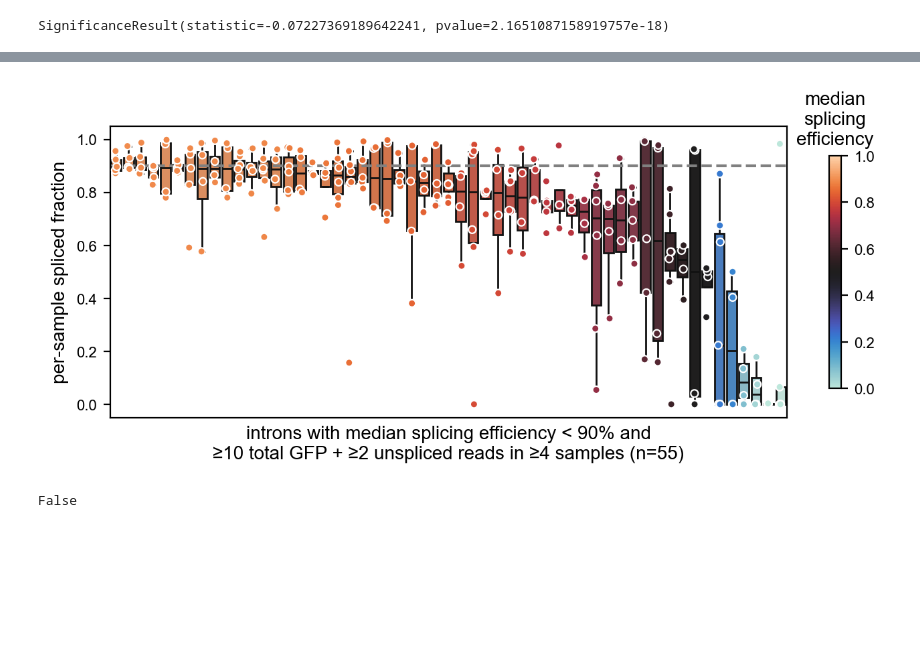
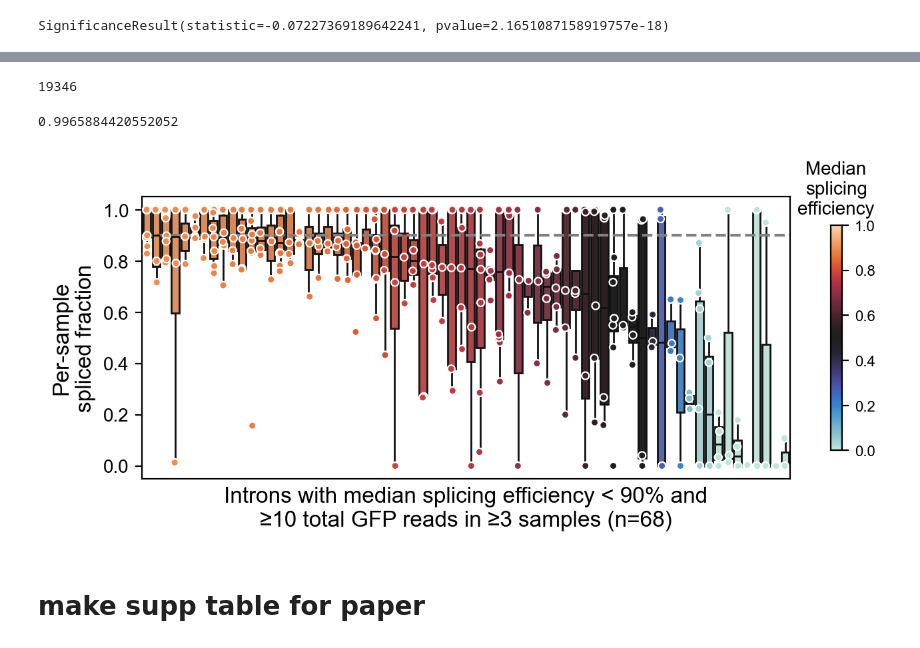
Before and after one commit to ejkk0/IME, a Jupyter notebook: Notebooks/07 Explore splicing of random introns.ipynb, the cells around one changed output, grey strips where cells are left out. Cells and saved outputs as stored; diff of their text form; code cells hidden in the pictures; blank space fills up the shorter version.

```diff
--- a/Notebooks/07 Explore splicing of random introns.ipynb
+++ b/Notebooks/07 Explore splicing of random introns.ipynb
@@ -197,8 +186,8 @@ SignificanceResult(statistic=-0.07227369189642241, pvalue=2.1651087158919757e-18
 # %%
 # CUTOFFS FOR EVERYBODY ELSE
 total_GFP_threshold = 10
-unspl_count_threshold = 2
-sample_num = 4
+unspl_count_threshold = 0
+sample_num = 3
 unspl_threshold = 0.9
 # %%
 # identify which introns in which samples have above some read count threshold for spliced AND unspliced reads
@@ -240,3 +280,11 @@ how many of those have MIN spl eff <90%? 338
+# %%
+len(logit(spl_eff_median))
+# %% [output]
+19346
+# %%
+len([x for x in spl_eff_median if x>=0.9])/19346
+# %% [output]
+0.9965884420552052
 # %%
 # sort array by median splicing efficiency
 arr = filtered_ratios[confident_mask]
@@ -257,28 +305,30 @@ unspl_cmap = sns.color_palette(SF_cmap(median_values.spl_eff[median_values.spl_e
 # %%
 # plot the worst splicers
 fig = plt.figure(figsize=(7,3))
 
 bp = sns.boxplot(data=unspliced_df, x='Intron', y='spl_eff', hue='spl_eff_median',
                  palette=unspl_cmap, showfliers=False, legend=False)
 sns.stripplot(x='Intron', y='spl_eff', data=unspliced_df, hue='spl_eff_median',
               s=4, edgecolor = 'w', linewidth = 0.8,
               palette=unspl_cmap, legend=False)
 
 plt.xticks([])
-plt.ylabel(f'per-sample spliced fraction', fontsize=10)
-plt.xlabel(f'introns with median splicing efficiency < {unspl_threshold*100:.0f}% and\n≥{total_GFP_threshold} total GFP + ≥{unspl_count_threshold} unspliced reads in ≥{sample_num} samples (n={len(vcs(unspliced_df.Intron))})', fontsize=10)
+plt.yticks(fontsize=10)
+plt.ylabel(f'Per-sample\nspliced fraction', fontsize=12)
+plt.xlabel(f'Introns with median splicing efficiency < {unspl_threshold*100:.0f}% and\n≥{total_GFP_threshold} total GFP reads in ≥{sample_num} samples (n={len(vcs(unspliced_df.Intron))})',
+           fontsize=12)
 #≥{unspl_count_threshold} unspliced GFP reads in ≥{sample_num} samples\nand
 #≥{total_GFP_threshold} spliced &
 
 plt.axhline(unspl_threshold, c='grey', linestyle='--')
 
 sm =  ScalarMappable(norm=plt.Normalize(0,1), cmap=plt.get_cmap(SF_cmap, 20))
 sm.set_array([])
 cbar = fig.colorbar(sm, ax=plt.gca(), shrink=0.8)
-cbar.ax.set_title("median\nsplicing\nefficiency", fontsize=10)
+cbar.ax.set_title("Median\nsplicing\nefficiency", fontsize=10)
 cbar.set_ticks(np.arange(0.0,1.1,0.2))
 plt.tight_layout()
-
+plt.savefig('figures/fig3D.png', dpi=900, bbox_inches='tight')
 plt.show()
 # %% [output]
-[figure, old version]
+[figure, new version]
@@ -287,5 +335,14 @@ poorly_spliced_bcs = list(np.array(bcs)[confident_mask&median_unspliced_mask])
+# %% [markdown]
+# make supp table for paper
 # %%
-'TATACCTCAACCAATATT' in poorly_spliced_bcs
+with open(outpath+"pkls/RIL2_iFACS_selected_bc_sets.pkl", 'rb') as f:
+    FACS_bc_sets = pickle.load(f)
+
+green_bcs, red_bcs = FACS_bc_sets['g'], FACS_bc_sets['r']
+
+FACS_set_membership = {b:'none' for b in bcs}
+for b in green_bcs:
+    FACS_set_membership[b] = 'green'
+for b in red_bcs:
+    FACS_set_membership[b] = 'red'
-# %% [output]
-False
 # %%
```
Also changed, not shown: parts of 12 cells of this notebook, 10 other files.
